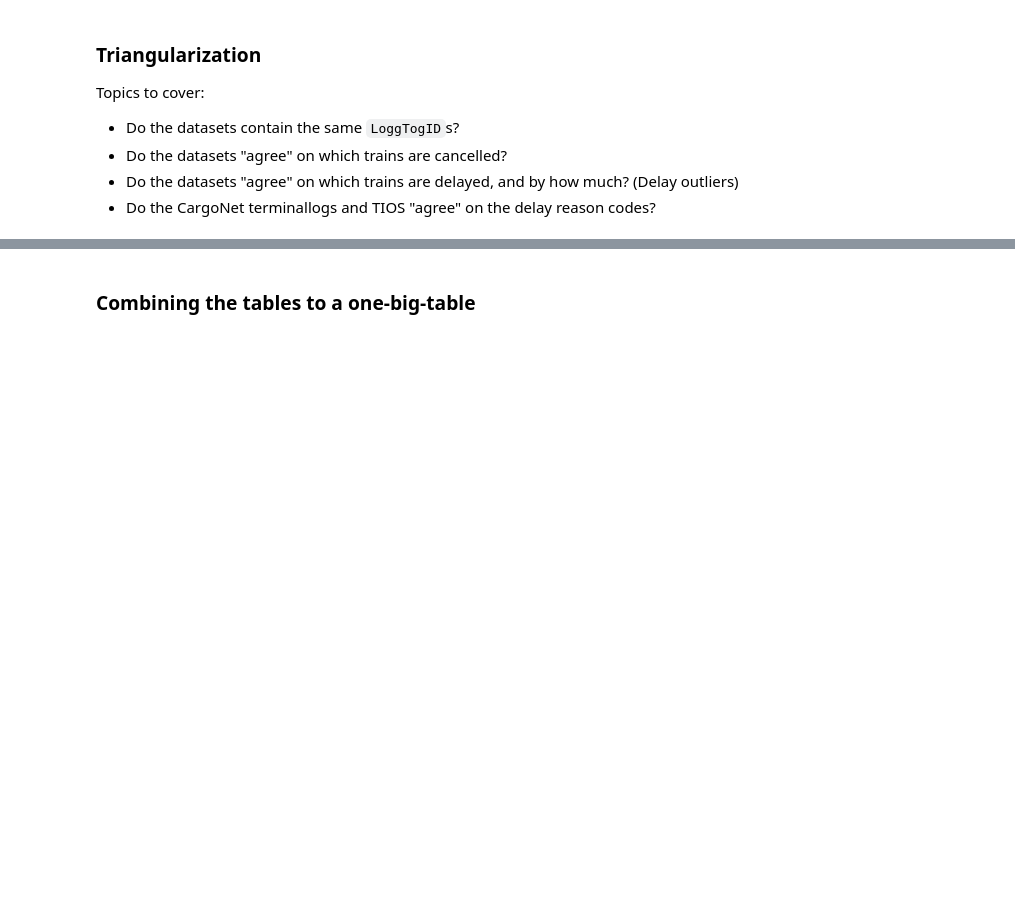
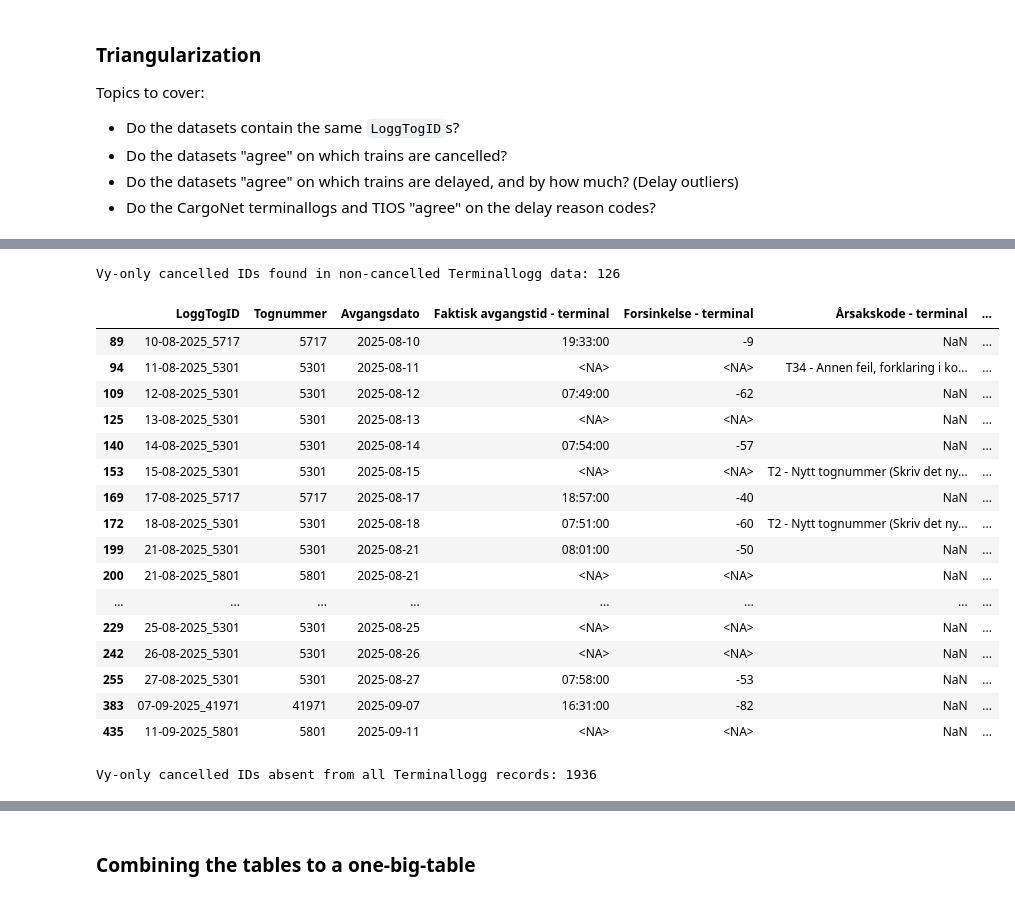
Before and after one commit to KriStrom/masteroppgave26SixSigmaDataanalyse, a Jupyter notebook: 01_measure_phase/01_01_data_quality_analysis.ipynb, the cells around one changed output, grey strips where cells are left out. Drawn from its saved outputs; the diff is of its cells as text; code cells hidden in the pictures; blank space fills up the shorter version.

```diff
--- a/01_measure_phase/01_01_data_quality_analysis.ipynb
+++ b/01_measure_phase/01_01_data_quality_analysis.ipynb
@@ -5286,0 +5579,60 @@ Topics to cover:
+# %%
+# Check whether Vy-only cancellations occur in Terminallogg as non-cancelled trains
+vy_only_ids = ids_vy_cancelled - ids_terminallogg_cancelled
+
+terminallogg_matching_vy_only = (
+    df_terminallogg_clean[
+        df_terminallogg_clean["LoggTogID"].isin(vy_only_ids)
+    ]
+)
+
+print(
+    "Vy-only cancelled IDs found in non-cancelled Terminallogg data:",
+    terminallogg_matching_vy_only["LoggTogID"].nunique()
+)
+# %% [output]
+Vy-only cancelled IDs found in non-cancelled Terminallogg data: 126
+# %%
+display(
+    terminallogg_matching_vy_only[
+        [
+            "LoggTogID",
+            "Tognummer",
+            "Avgangsdato",
+            "Faktisk avgangstid - terminal",
+            "Forsinkelse - terminal",
+            "Årsakskode - terminal",
+            "Kommentar - terminal"
+        ]
+    ].head(20)
+)
+# %% [output]
+|  | LoggTogID | Tognummer | Avgangsdato | Faktisk avgangstid - terminal | Forsinkelse - terminal | Årsakskode - terminal | ... |
+| 89 | 10-08-2025_5717 | 5717 | 2025-08-10 | 19:33:00 | -9 | NaN | ... |
+| 94 | 11-08-2025_5301 | 5301 | 2025-08-11 | <NA> | <NA> | T34 - Annen feil, forklaring i ko... | ... |
+| 109 | 12-08-2025_5301 | 5301 | 2025-08-12 | 07:49:00 | -62 | NaN | ... |
+| 125 | 13-08-2025_5301 | 5301 | 2025-08-13 | <NA> | <NA> | NaN | ... |
+| 140 | 14-08-2025_5301 | 5301 | 2025-08-14 | 07:54:00 | -57 | NaN | ... |
+| 153 | 15-08-2025_5301 | 5301 | 2025-08-15 | <NA> | <NA> | T2 - Nytt tognummer (Skriv det ny... | ... |
+| 169 | 17-08-2025_5717 | 5717 | 2025-08-17 | 18:57:00 | -40 | NaN | ... |
+| 172 | 18-08-2025_5301 | 5301 | 2025-08-18 | 07:51:00 | -60 | T2 - Nytt tognummer (Skriv det ny... | ... |
+| 199 | 21-08-2025_5301 | 5301 | 2025-08-21 | 08:01:00 | -50 | NaN | ... |
+| 200 | 21-08-2025_5801 | 5801 | 2025-08-21 | <NA> | <NA> | NaN | ... |
+| ... | ... | ... | ... | ... | ... | ... | ... |
+| 229 | 25-08-2025_5301 | 5301 | 2025-08-25 | <NA> | <NA> | NaN | ... |
+| 242 | 26-08-2025_5301 | 5301 | 2025-08-26 | <NA> | <NA> | NaN | ... |
+| 255 | 27-08-2025_5301 | 5301 | 2025-08-27 | 07:58:00 | -53 | NaN | ... |
+| 383 | 07-09-2025_41971 | 41971 | 2025-09-07 | 16:31:00 | -82 | NaN | ... |
+| 435 | 11-09-2025_5801 | 5801 | 2025-09-11 | <NA> | <NA> | NaN | ... |
+# %%
+# Check whether the Vy-only IDs are absent from Terminallogg entirely
+vy_only_absent_from_terminallogg = vy_only_ids - set(
+    df_terminallogg_filtered["LoggTogID"].dropna().unique()
+)
+
+print(
+    "Vy-only cancelled IDs absent from all Terminallogg records:",
+    len(vy_only_absent_from_terminallogg)
+)
+# %% [output]
+Vy-only cancelled IDs absent from all Terminallogg records: 1936
```
Also changed, not shown: parts of 45 cells of this notebook.
